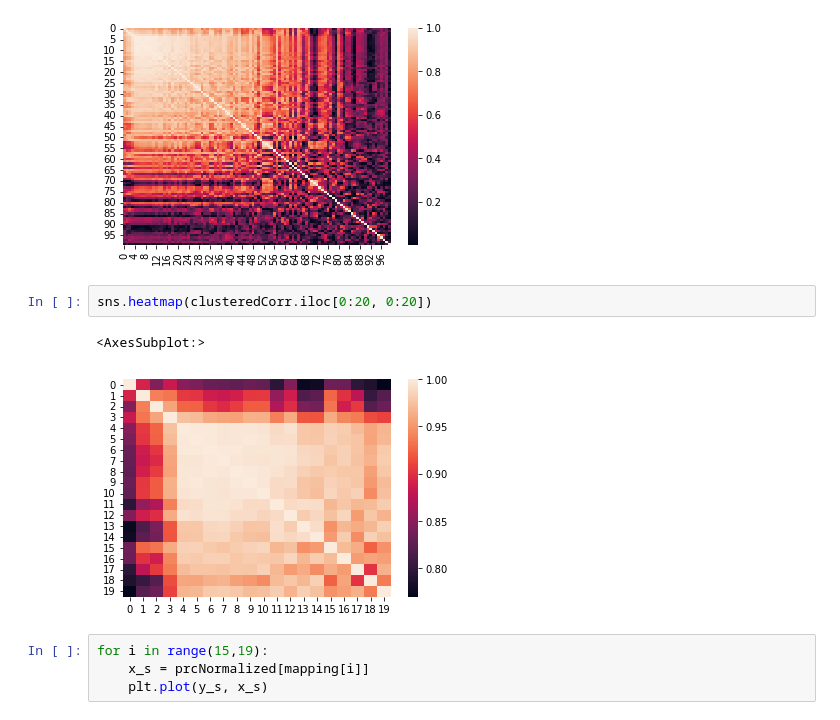
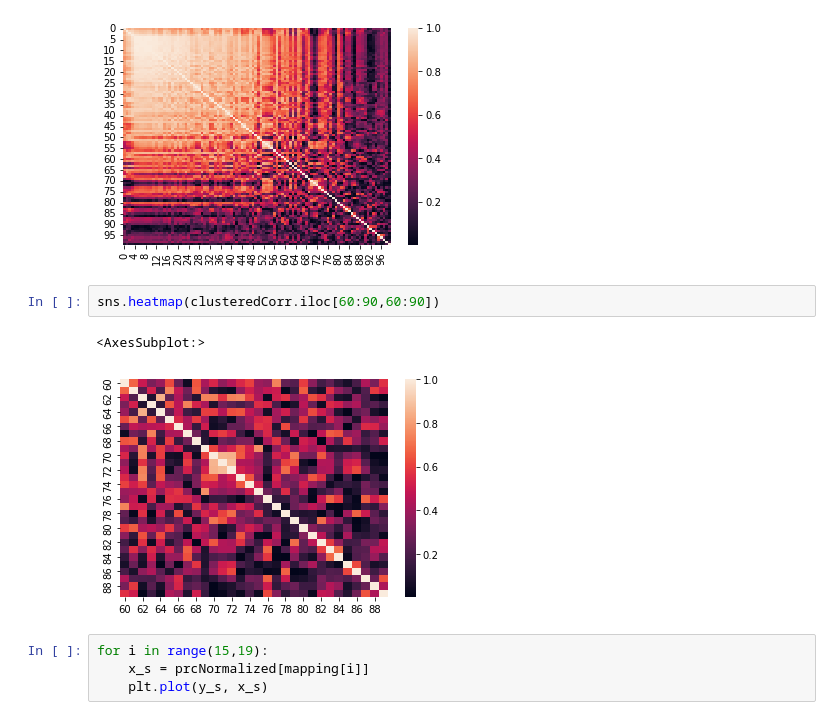
Before and after one commit to notalol1con/algothon2022, a Jupyter notebook: test.ipynb, the cells around one changed output. Saved outputs shown, nothing was run; the diff lists cells and outputs as text.

```diff
--- a/test.ipynb
+++ b/test.ipynb
@@ -95,10 +95,10 @@ sns.heatmap(clusteredCorr)
 <AxesSubplot:>
 [figure]
 # %%
-sns.heatmap(clusteredCorr.iloc[0:20, 0:20])
+sns.heatmap(clusteredCorr.iloc[60:90,60:90])
 # %% [output]
 <AxesSubplot:>
-[figure, old version]
+[figure, new version]
 # %%
 for i in range(15,19):
     x_s = prcNormalized[mapping[i]]
```
Also changed, not shown: parts of 3 cells of this notebook.
